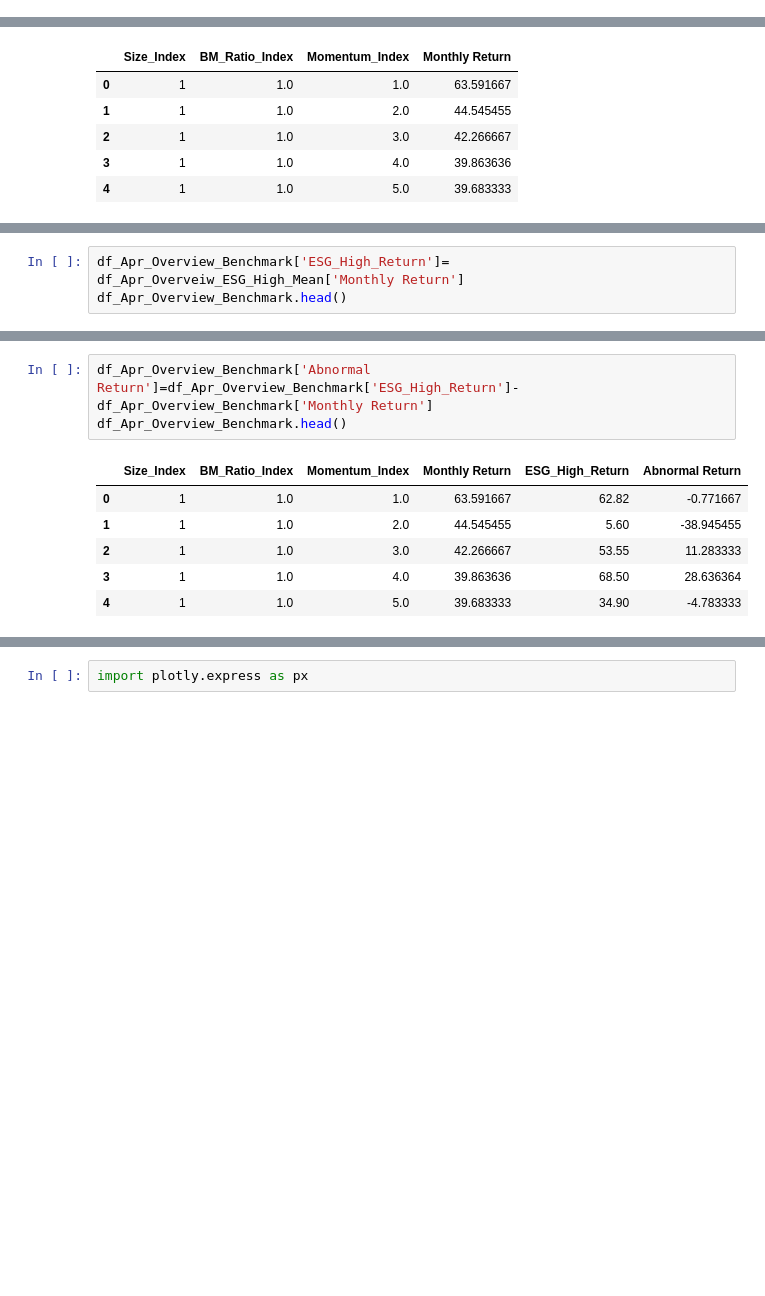
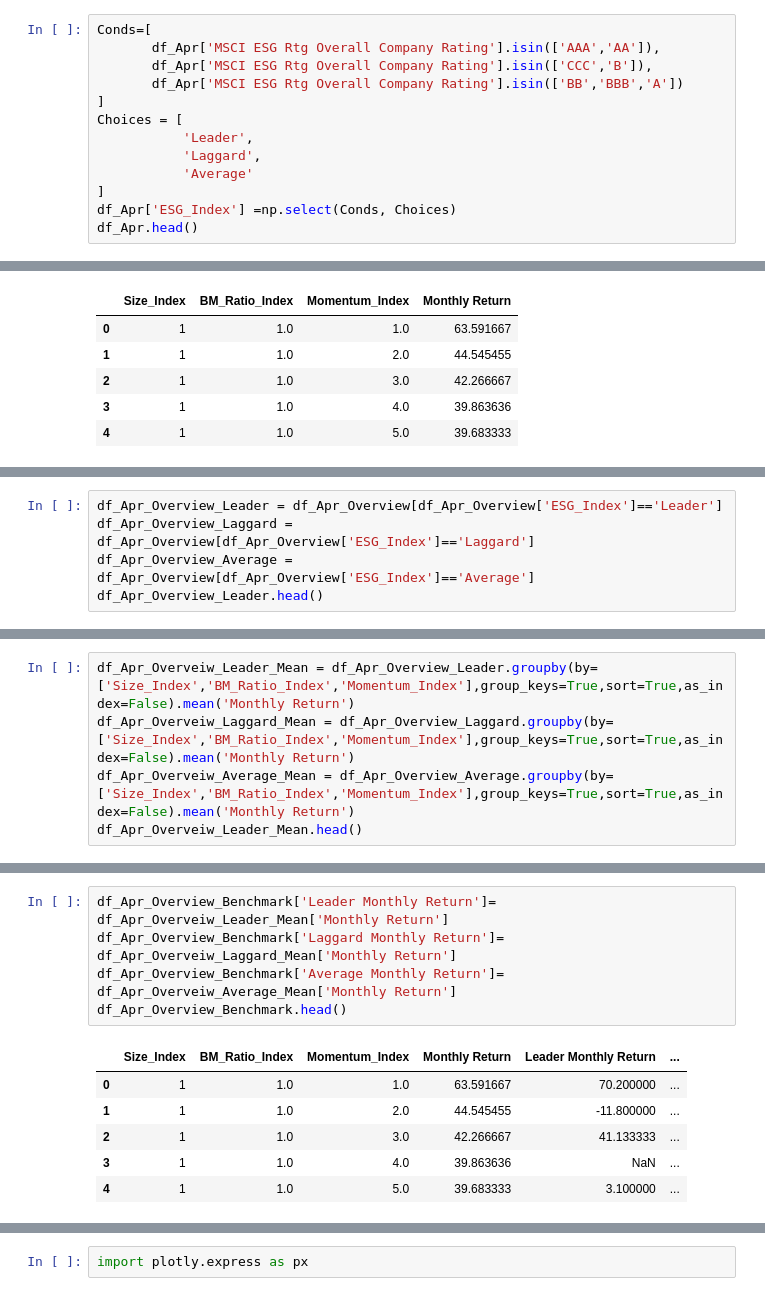
Before and after one commit to sunshineluyao/ESG_with_benchmark, a Jupyter notebook: Categorization/ESG_Categorization_Apr.ipynb, the cells around one changed output, grey strips where cells are left out. Drawn from its saved outputs; the diff is of its cells as text; blank space fills up the shorter version.

```diff
--- a/Categorization/ESG_Categorization_Apr.ipynb
+++ b/Categorization/ESG_Categorization_Apr.ipynb
@@ -64,0 +55,13 @@ df_Apr.head()
+# %%
+Conds=[
+       df_Apr['MSCI ESG Rtg Overall Company Rating'].isin(['AAA','AA']),
+       df_Apr['MSCI ESG Rtg Overall Company Rating'].isin(['CCC','B']),
+       df_Apr['MSCI ESG Rtg Overall Company Rating'].isin(['BB','BBB','A'])
+]
+Choices = [
+           'Leader',
+           'Laggard',
+           'Average'
+]
+df_Apr['ESG_Index'] =np.select(Conds, Choices)
+df_Apr.head()
@@ -229,3 +225,0 @@ df_Apr_Overveiw_ESG_High_Mean.head()
-# %%
-df_Apr_Overview_Benchmark['ESG_High_Return']= df_Apr_Overveiw_ESG_High_Mean['Monthly Return']
-df_Apr_Overview_Benchmark.head()
@@ -238,0 +226,5 @@ df_Apr_Overview_Benchmark.head()
+# %%
+df_Apr_Overview_Leader = df_Apr_Overview[df_Apr_Overview['ESG_Index']=='Leader']
+df_Apr_Overview_Laggard = df_Apr_Overview[df_Apr_Overview['ESG_Index']=='Laggard']
+df_Apr_Overview_Average = df_Apr_Overview[df_Apr_Overview['ESG_Index']=='Average']
+df_Apr_Overview_Leader.head()
@@ -238,0 +238,5 @@ df_Apr_Overview_Benchmark.head()
+# %%
+df_Apr_Overveiw_Leader_Mean = df_Apr_Overview_Leader.groupby(by=['Size_Index','BM_Ratio_Index','Momentum_Index'],group_keys=True,sort=True,as_index=False).mean('Monthly Return')
+df_Apr_Overveiw_Laggard_Mean = df_Apr_Overview_Laggard.groupby(by=['Size_Index','BM_Ratio_Index','Momentum_Index'],group_keys=True,sort=True,as_index=False).mean('Monthly Return')
+df_Apr_Overveiw_Average_Mean = df_Apr_Overview_Average.groupby(by=['Size_Index','BM_Ratio_Index','Momentum_Index'],group_keys=True,sort=True,as_index=False).mean('Monthly Return')
+df_Apr_Overveiw_Leader_Mean.head()
@@ -239,10 +250,12 @@ df_Apr_Overview_Benchmark.head()
 # %%
-df_Apr_Overview_Benchmark['Abnormal Return']=df_Apr_Overview_Benchmark['ESG_High_Return']-df_Apr_Overview_Benchmark['Monthly Return']
+df_Apr_Overview_Benchmark['Leader Monthly Return']= df_Apr_Overveiw_Leader_Mean['Monthly Return']
+df_Apr_Overview_Benchmark['Laggard Monthly Return']= df_Apr_Overveiw_Laggard_Mean['Monthly Return']
+df_Apr_Overview_Benchmark['Average Monthly Return']= df_Apr_Overveiw_Average_Mean['Monthly Return']
 df_Apr_Overview_Benchmark.head()
 # %% [output]
-|  | Size_Index | BM_Ratio_Index | Momentum_Index | Monthly Return | ESG_High_Return | Abnormal Return |
-| 0 | 1 | 1.0 | 1.0 | 63.591667 | 62.82 | -0.771667 |
-| 1 | 1 | 1.0 | 2.0 | 44.545455 | 5.60 | -38.945455 |
-| 2 | 1 | 1.0 | 3.0 | 42.266667 | 53.55 | 11.283333 |
-| 3 | 1 | 1.0 | 4.0 | 39.863636 | 68.50 | 28.636364 |
-| 4 | 1 | 1.0 | 5.0 | 39.683333 | 34.90 | -4.783333 |
+|  | Size_Index | BM_Ratio_Index | Momentum_Index | Monthly Return | Leader Monthly Return | ... |
+| 0 | 1 | 1.0 | 1.0 | 63.591667 | 70.200000 | ... |
+| 1 | 1 | 1.0 | 2.0 | 44.545455 | -11.800000 | ... |
+| 2 | 1 | 1.0 | 3.0 | 42.266667 | 41.133333 | ... |
+| 3 | 1 | 1.0 | 4.0 | 39.863636 | NaN | ... |
+| 4 | 1 | 1.0 | 5.0 | 39.683333 | 3.100000 | ... |
```
Also changed, not shown: parts of 21 cells of this notebook.
